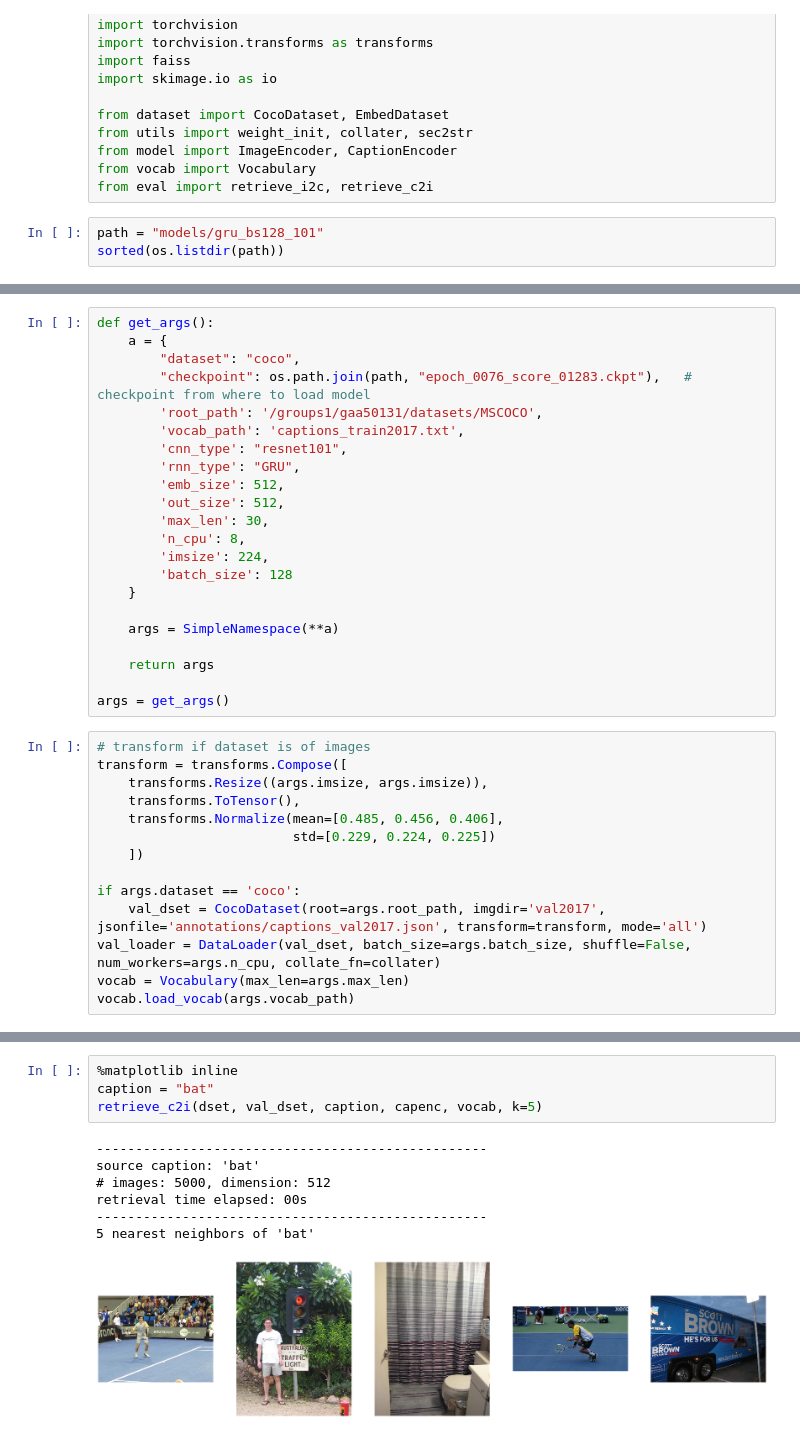
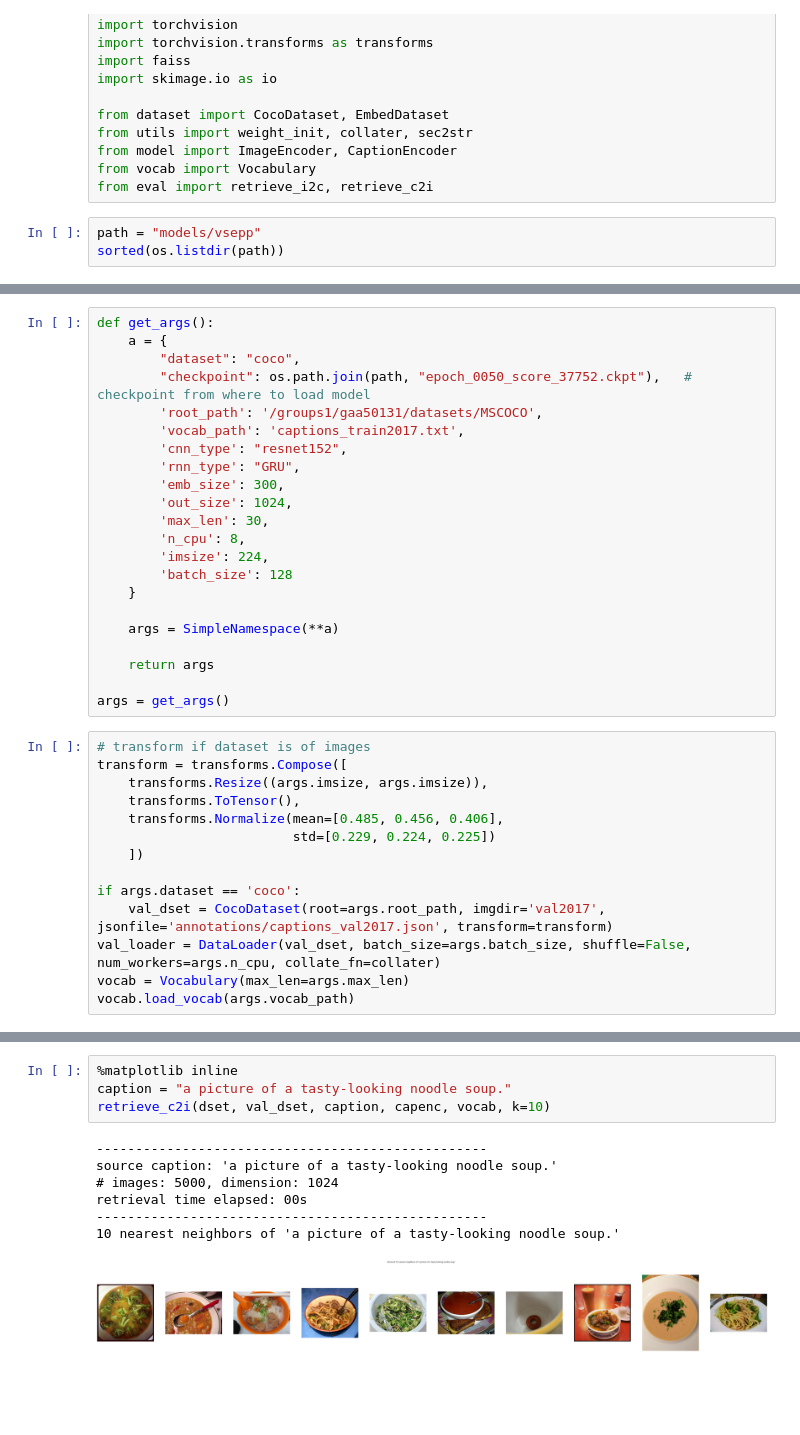
Before and after one commit to skasai5296/VSE, a Jupyter notebook: visualize.ipynb, the cells around one changed output, grey strips where cells are left out. Cells and saved outputs as stored; diff of their text form; blank space fills up the shorter version.

```diff
--- a/visualize.ipynb
+++ b/visualize.ipynb
@@ -22,6 +22,6 @@ from model import ImageEncoder, CaptionEncoder
 from vocab import Vocabulary
 from eval import retrieve_i2c, retrieve_c2i
 # %%
-path = "models/gru_bs128_101"
+path = "models/vsepp"
 sorted(os.listdir(path))
 # %% [output]
@@ -46,13 +46,13 @@ sorted(os.listdir(path))
 def get_args():
     a = {
         "dataset": "coco",
-        "checkpoint": os.path.join(path, "epoch_0076_score_01283.ckpt"),   # checkpoint from where to load model
+        "checkpoint": os.path.join(path, "epoch_0050_score_37752.ckpt"),   # checkpoint from where to load model
         'root_path': '/groups1/gaa50131/datasets/MSCOCO',
         'vocab_path': 'captions_train2017.txt',
-        'cnn_type': "resnet101",
+        'cnn_type': "resnet152",
         'rnn_type': "GRU",
-        'emb_size': 512,
-        'out_size': 512,
+        'emb_size': 300,
+        'out_size': 1024,
         'max_len': 30,
         'n_cpu': 8,
         'imsize': 224,
@@ -74,7 +74,7 @@ transform = transforms.Compose([
     ])
 
 if args.dataset == 'coco':
-    val_dset = CocoDataset(root=args.root_path, imgdir='val2017', jsonfile='annotations/captions_val2017.json', transform=transform, mode='all')
+    val_dset = CocoDataset(root=args.root_path, imgdir='val2017', jsonfile='annotations/captions_val2017.json', transform=transform)
 val_loader = DataLoader(val_dset, batch_size=args.batch_size, shuffle=False, num_workers=args.n_cpu, collate_fn=collater)
 vocab = Vocabulary(max_len=args.max_len)
 vocab.load_vocab(args.vocab_path)
@@ -131,14 +132,14 @@ Nicely decorated three tier wedding cake with topper.
 --------------------------------------------------
 # %%
 %matplotlib inline
-caption = "bat"
-retrieve_c2i(dset, val_dset, caption, capenc, vocab, k=5)
+caption = "a picture of a tasty-looking noodle soup."
+retrieve_c2i(dset, val_dset, caption, capenc, vocab, k=10)
 # %% [output]
 --------------------------------------------------
-source caption: 'bat'
-# images: 5000, dimension: 512
+source caption: 'a picture of a tasty-looking noodle soup.'
+# images: 5000, dimension: 1024
 retrieval time elapsed: 00s
 --------------------------------------------------
-5 nearest neighbors of 'bat'
+10 nearest neighbors of 'a picture of a tasty-looking noodle soup.'
-[figure, old version]
+[figure, new version]
 --------------------------------------------------
```
Also changed, not shown: parts of 4 cells of this notebook, 4 other files.
